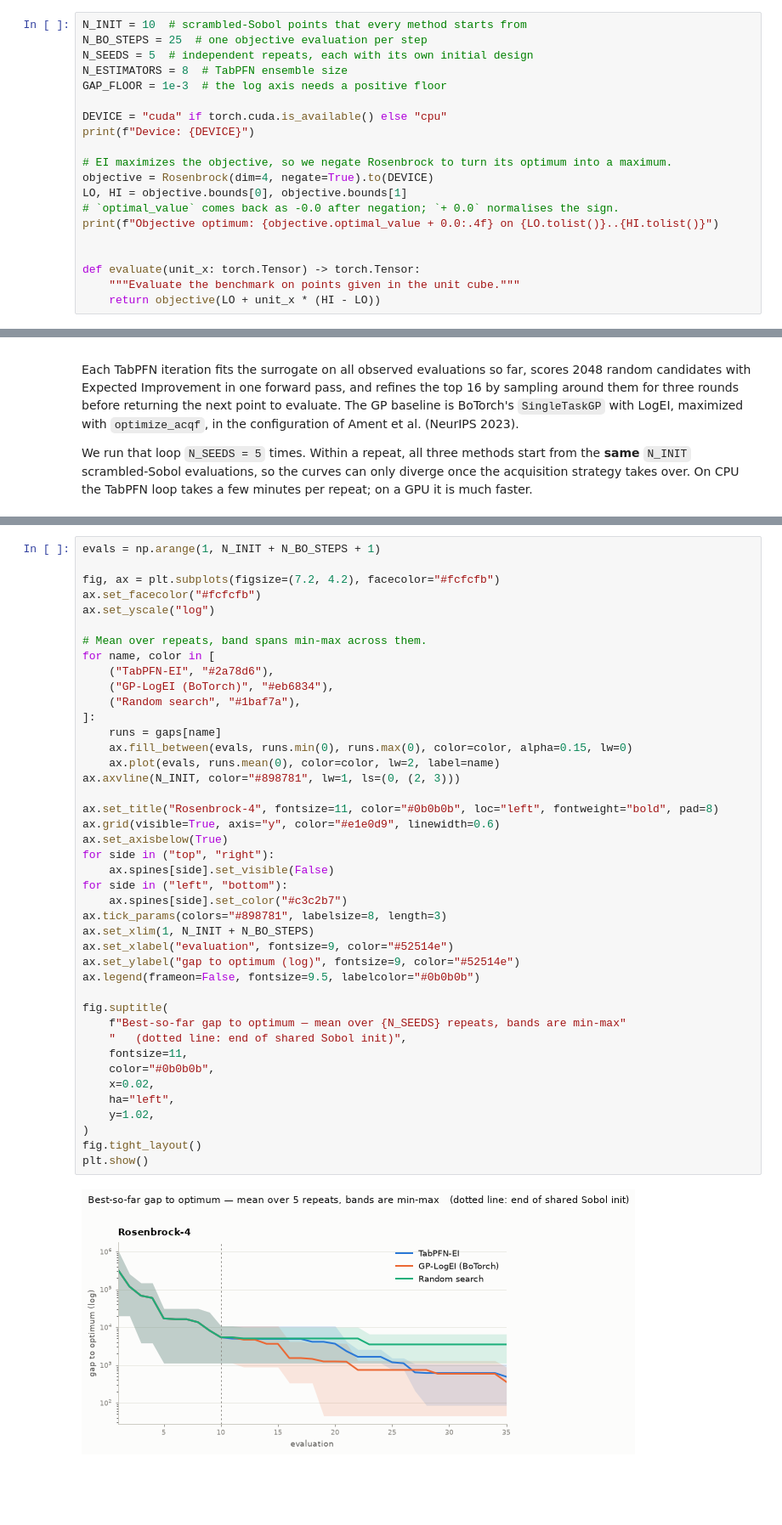
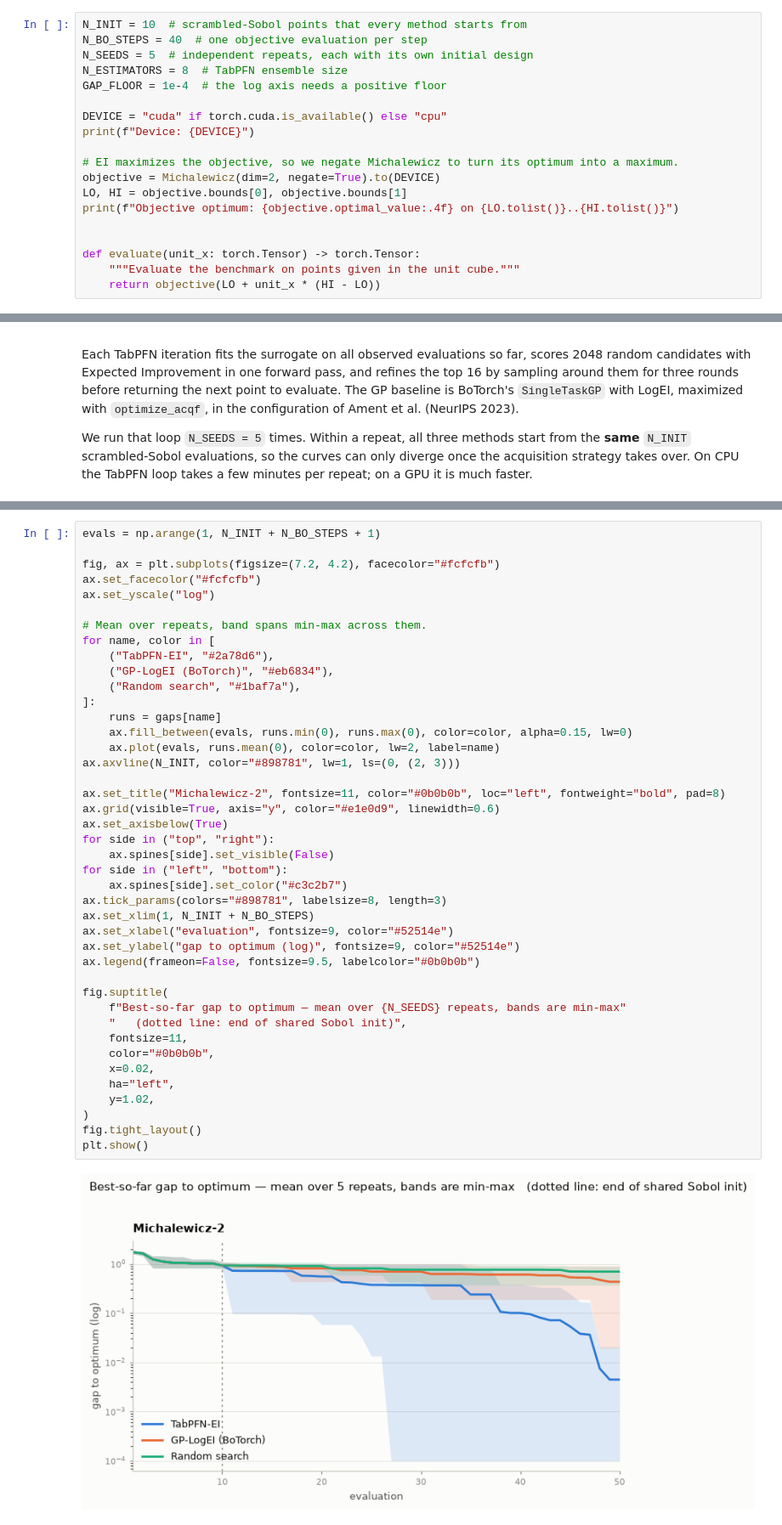
Before and after one commit to PriorLabs/tabpfn-cookbook, a Jupyter notebook: notebooks/bayesian_optimization.ipynb, the cells around one changed output, grey strips where cells are left out. Shown at 85% size. Cells and saved outputs as stored; diff of their text form; blank space fills up the shorter version.

```diff
--- a/notebooks/bayesian_optimization.ipynb
+++ b/notebooks/bayesian_optimization.ipynb
@@ -68,18 +68,17 @@ Two details worth calling out:
 # %%
 N_INIT = 10  # scrambled-Sobol points that every method starts from
-N_BO_STEPS = 25  # one objective evaluation per step
+N_BO_STEPS = 40  # one objective evaluation per step
 N_SEEDS = 5  # independent repeats, each with its own initial design
 N_ESTIMATORS = 8  # TabPFN ensemble size
-GAP_FLOOR = 1e-3  # the log axis needs a positive floor
+GAP_FLOOR = 1e-4  # the log axis needs a positive floor
 
 DEVICE = "cuda" if torch.cuda.is_available() else "cpu"
 print(f"Device: {DEVICE}")
 
-# EI maximizes the objective, so we negate Rosenbrock to turn its optimum into a maximum.
-objective = Rosenbrock(dim=4, negate=True).to(DEVICE)
+# EI maximizes the objective, so we negate Michalewicz to turn its optimum into a maximum.
+objective = Michalewicz(dim=2, negate=True).to(DEVICE)
 LO, HI = objective.bounds[0], objective.bounds[1]
-# `optimal_value` comes back as -0.0 after negation; `+ 0.0` normalises the sign.
-print(f"Objective optimum: {objective.optimal_value + 0.0:.4f} on {LO.tolist()}..{HI.tolist()}")
+print(f"Objective optimum: {objective.optimal_value:.4f} on {LO.tolist()}..{HI.tolist()}")
 
 
 def evaluate(unit_x: torch.Tensor) -> torch.Tensor:
@@ -217,35 +216,35 @@ for name, color in [
 ]:
     runs = gaps[name]
     ax.fill_between(evals, runs.min(0), runs.max(0), color=color, alpha=0.15, lw=0)
     ax.plot(evals, runs.mean(0), color=color, lw=2, label=name)
 ax.axvline(N_INIT, color="#898781", lw=1, ls=(0, (2, 3)))
 
-ax.set_title("Rosenbrock-4", fontsize=11, color="#0b0b0b", loc="left", fontweight="bold", pad=8)
+ax.set_title("Michalewicz-2", fontsize=11, color="#0b0b0b", loc="left", fontweight="bold", pad=8)
 ax.grid(visible=True, axis="y", color="#e1e0d9", linewidth=0.6)
 ax.set_axisbelow(True)
 for side in ("top", "right"):
     ax.spines[side].set_visible(False)
 for side in ("left", "bottom"):
     ax.spines[side].set_color("#c3c2b7")
 ax.tick_params(colors="#898781", labelsize=8, length=3)
 ax.set_xlim(1, N_INIT + N_BO_STEPS)
 ax.set_xlabel("evaluation", fontsize=9, color="#52514e")
 ax.set_ylabel("gap to optimum (log)", fontsize=9, color="#52514e")
 ax.legend(frameon=False, fontsize=9.5, labelcolor="#0b0b0b")
 
 fig.suptitle(
     f"Best-so-far gap to optimum — mean over {N_SEEDS} repeats, bands are min-max"
     "   (dotted line: end of shared Sobol init)",
     fontsize=11,
     color="#0b0b0b",
     x=0.02,
     ha="left",
     y=1.02,
 )
 fig.tight_layout()
 plt.show()
 # %% [output]
-[figure, old version]
+[figure, new version]
 # %% [markdown]
 ## Takeaways
 
```
Also changed, not shown: parts of 9 cells of this notebook, 2 other files.
